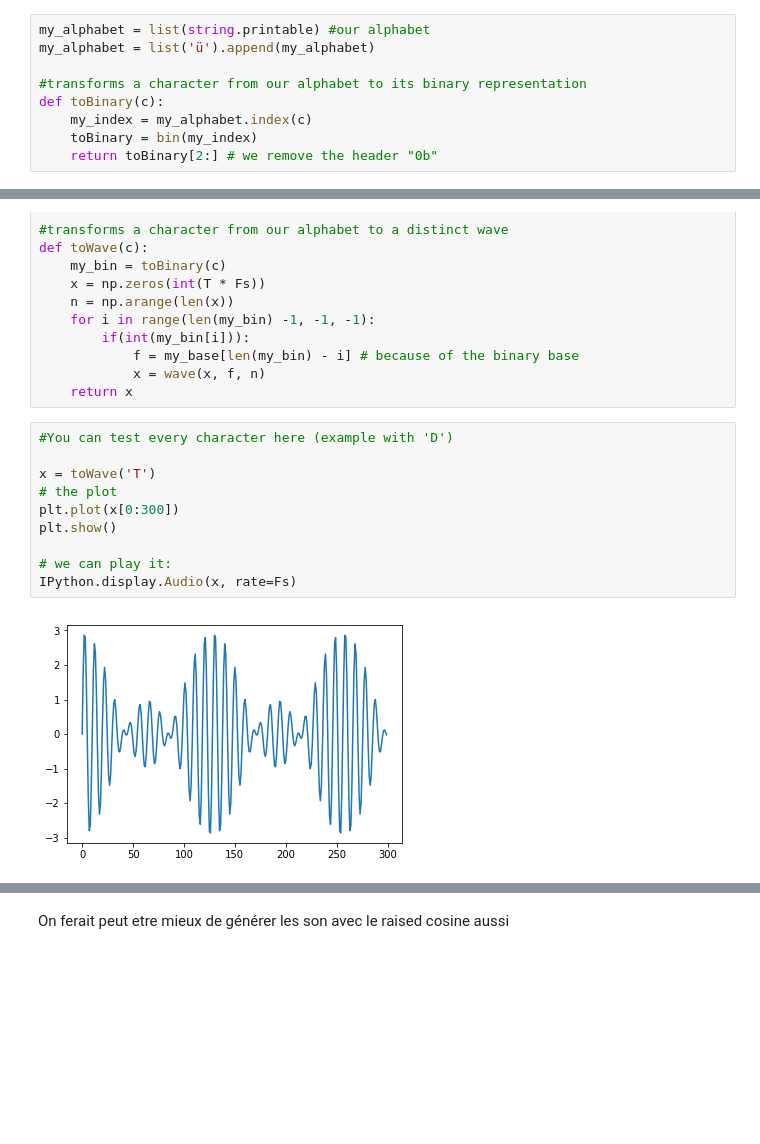
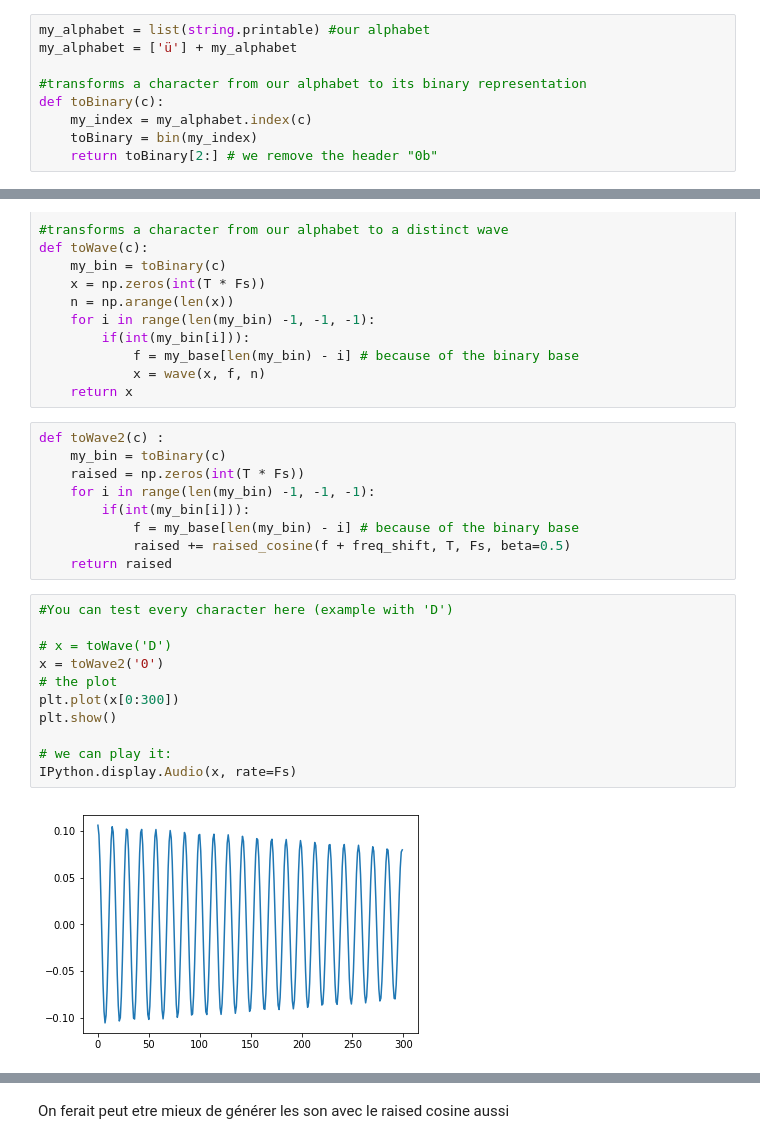
Before and after one commit to lucieperrotta/PDC, a Jupyter notebook: waveformFormer.ipynb, the cells around one changed output, grey strips where cells are left out. Saved outputs shown, nothing was run; the diff lists cells and outputs as text; blank space fills up the shorter version.

Commit message:
remplacement pulse par raised_cosine dans emeteur

```diff
--- a/waveformFormer.ipynb
+++ b/waveformFormer.ipynb
@@ -28,7 +30,7 @@ freq_shift = 0 # will be set to 1000 [Hz] if the channel is between 2000 and 300
 WARNING : on utilise my_base entre les index 1 et 7 compris (les index 0 et 8 sont inutilisés !!!)
 # %%
 my_alphabet = list(string.printable) #our alphabet
-my_alphabet = list('ü').append(my_alphabet)
+my_alphabet = ['ü'] + my_alphabet
 
 #transforms a character from our alphabet to its binary representation
 def toBinary(c):
@@ -61,18 +62,28 @@ def toWave(c):
             f = my_base[len(my_bin) - i] # because of the binary base
             x = wave(x, f, n)
     return x
+# %%
+def toWave2(c) :
+    my_bin = toBinary(c)
+    raised = np.zeros(int(T * Fs))
+    for i in range(len(my_bin) -1, -1, -1):
+        if(int(my_bin[i])):
+            f = my_base[len(my_bin) - i] # because of the binary base
+            raised += raised_cosine(f + freq_shift, T, Fs, beta=0.5)
+    return raised
 # %%
 #You can test every character here (example with 'D')
 
-x = toWave('T')
+# x = toWave('D')
+x = toWave2('0')
 # the plot
 plt.plot(x[0:300])
 plt.show()
 
 # we can play it:
 IPython.display.Audio(x, rate=Fs)
 # %% [output]
-[figure, old version]
+[figure, new version]
 [interactive output not drawn]
 # %%
 X = np.fft.fft(x, Fs)
```
Also changed, not shown: parts of 9 cells of this notebook.
